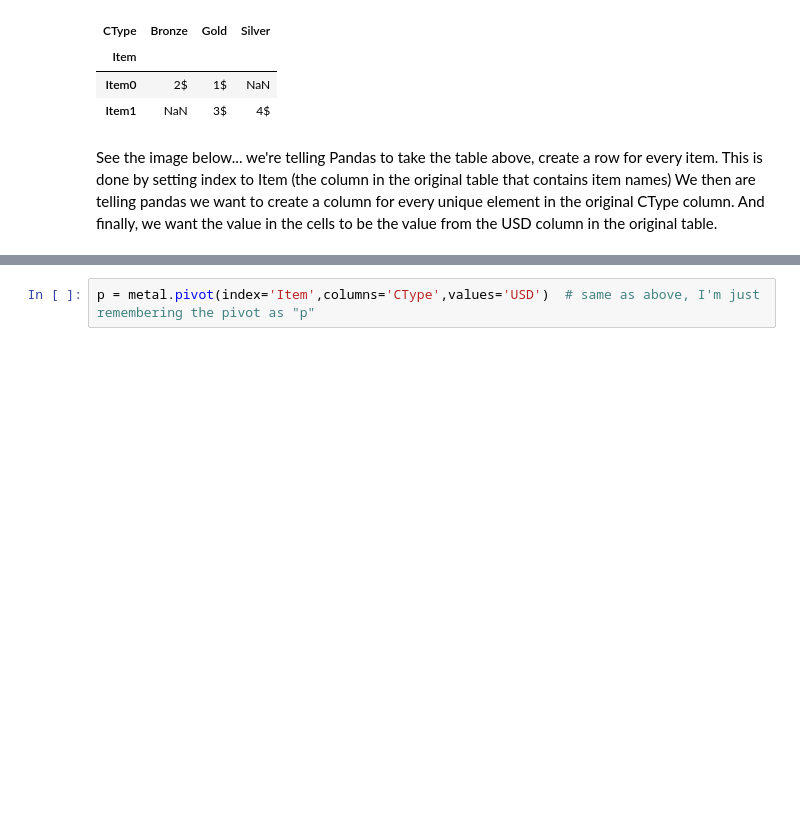
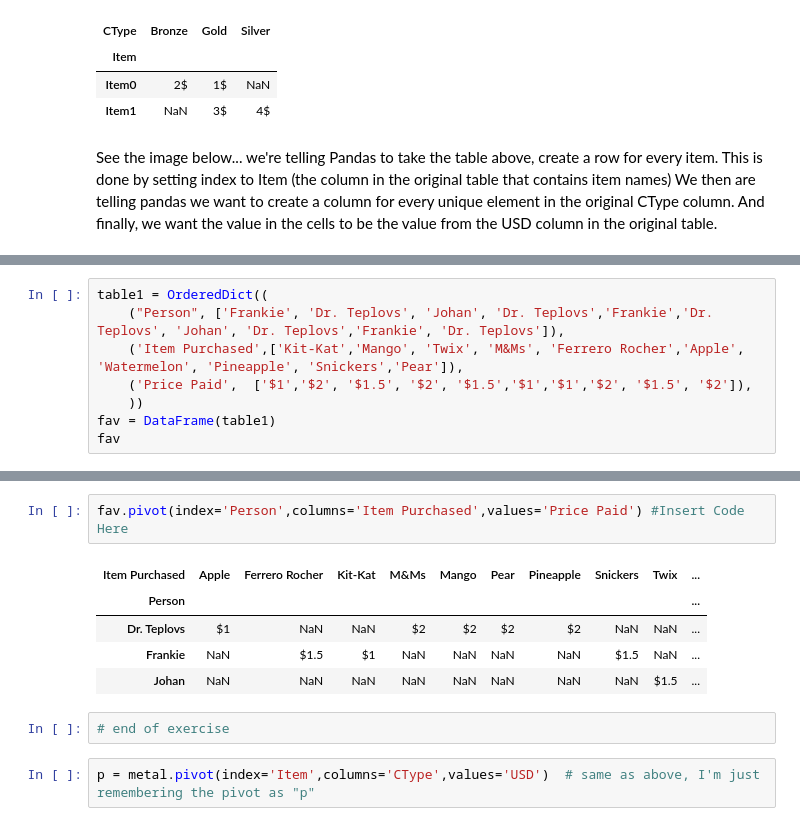
Before and after one commit to umsi-data-science/si330, a Jupyter notebook: 330_05_Groupby_pivot.ipynb, the cells around one changed output, grey strips where cells are left out. Cells and saved outputs as stored; diff of their text form; blank space fills up the shorter version.

```diff
--- a/330_05_Groupby_pivot.ipynb
+++ b/330_05_Groupby_pivot.ipynb
@@ -134,0 +137,8 @@ column in the original table.
+# %%
+table1 = OrderedDict((
+    ("Person", ['Frankie', 'Dr. Teplovs', 'Johan', 'Dr. Teplovs','Frankie','Dr. Teplovs', 'Johan', 'Dr. Teplovs','Frankie', 'Dr. Teplovs']),
+    ('Item Purchased',['Kit-Kat','Mango', 'Twix', 'M&Ms', 'Ferrero Rocher','Apple', 'Watermelon', 'Pineapple', 'Snickers','Pear']),
+    ('Price Paid',  ['$1','$2', '$1.5', '$2', '$1.5','$1','$1','$2', '$1.5', '$2']),
+    ))
+fav = DataFrame(table1)
+fav
@@ -135,3 +157,13 @@ column in the original table.
+# %%
+fav.pivot(index='Person',columns='Item Purchased',values='Price Paid') #Insert Code Here
+# %% [output]
+| Item Purchased | Apple | Ferrero Rocher | Kit-Kat | M&Ms | Mango | Pear | Pineapple | Snickers | Twix | ... |
+| Person |  |  |  |  |  |  |  |  |  | ... |
+| Dr. Teplovs | $1 | NaN | NaN | $2 | $2 | $2 | $2 | NaN | NaN | ... |
+| Frankie | NaN | $1.5 | $1 | NaN | NaN | NaN | NaN | $1.5 | NaN | ... |
+| Johan | NaN | NaN | NaN | NaN | NaN | NaN | NaN | NaN | $1.5 | ... |
+# %%
+# end of exercise
 # %%
 p = metal.pivot(index='Item',columns='CType',values='USD')  # same as above, I'm just remembering the pivot as "p"
 # %% [markdown]
```
Also changed, not shown: parts of 16 cells of this notebook.
